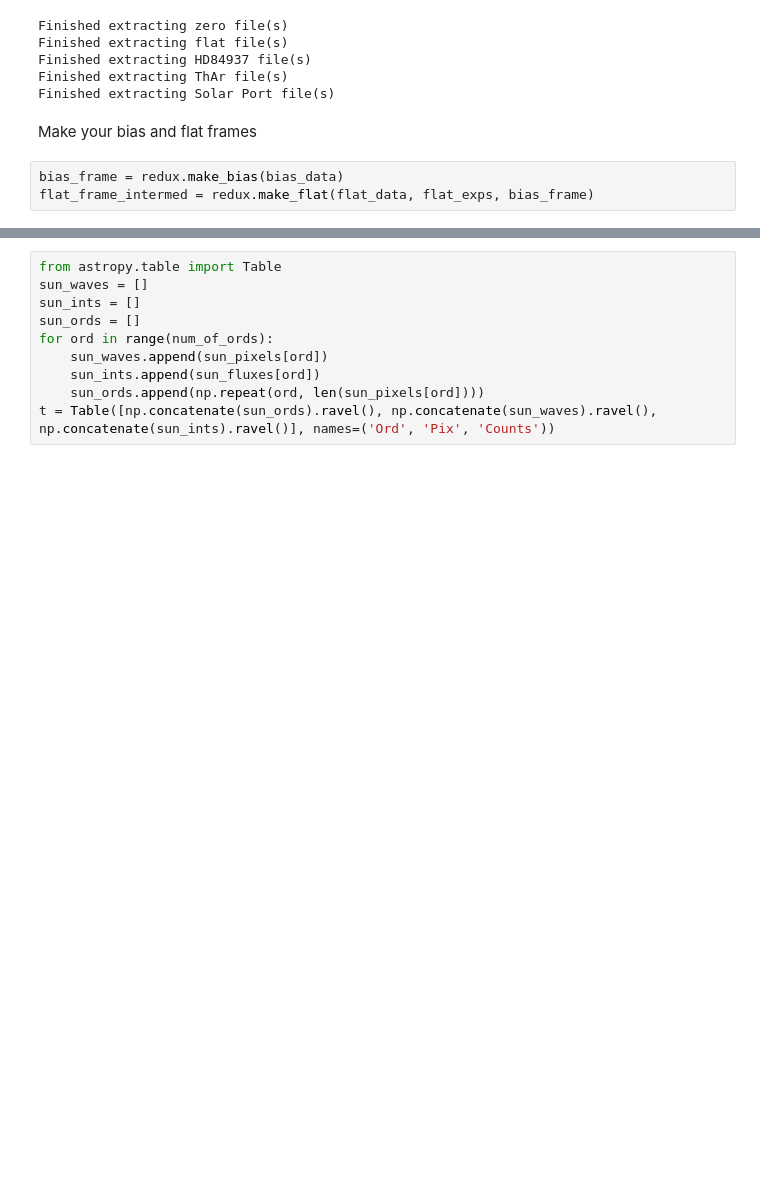
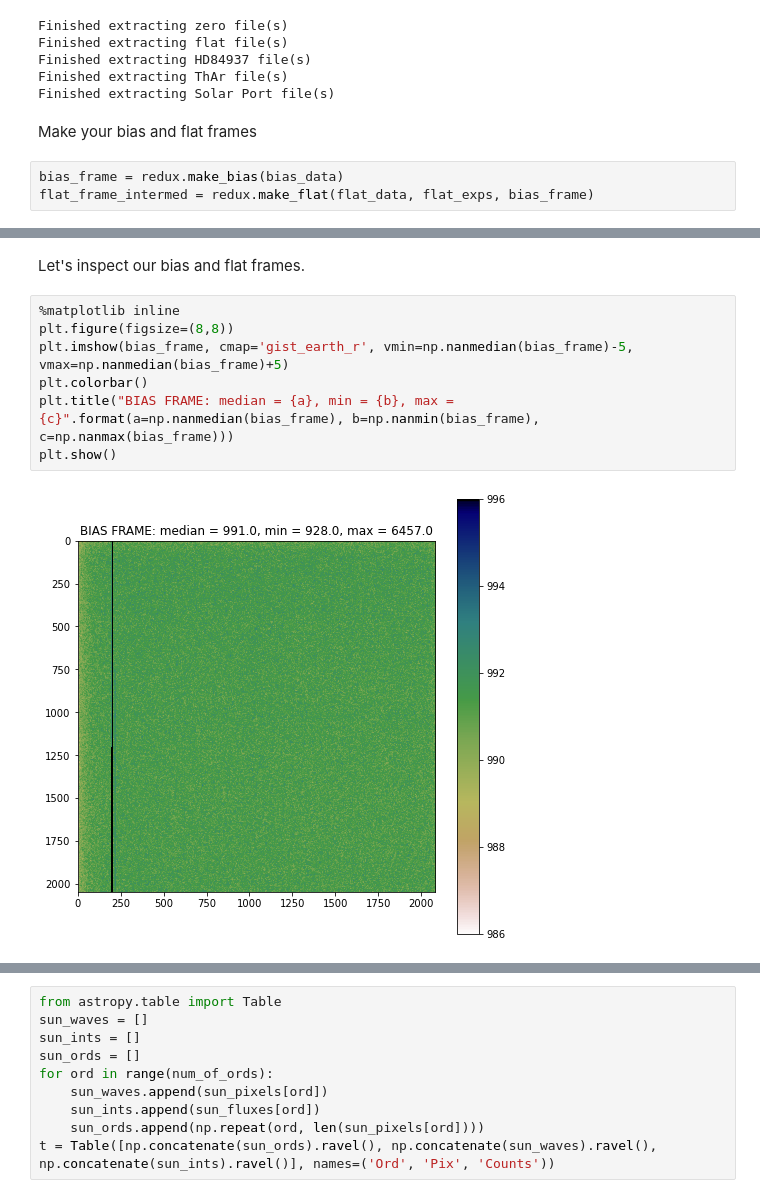
Before and after one commit to catherine-manea/TullCoudeRedux, a Jupyter notebook: Redux_Workflow.ipynb, the cells around one changed output, grey strips where cells are left out. Cells and saved outputs as stored; diff of their text form; blank space fills up the shorter version.

```diff
--- a/Redux_Workflow.ipynb
+++ b/Redux_Workflow.ipynb
@@ -74,0 +53,11 @@ plt.show()
+# %% [markdown]
+Let's inspect our bias and flat frames.
+# %%
+%matplotlib inline
+plt.figure(figsize=(8,8))
+plt.imshow(bias_frame, cmap='gist_earth_r', vmin=np.nanmedian(bias_frame)-5, vmax=np.nanmedian(bias_frame)+5)
+plt.colorbar()
+plt.title("BIAS FRAME: median = {a}, min = {b}, max = {c}".format(a=np.nanmedian(bias_frame), b=np.nanmin(bias_frame), c=np.nanmax(bias_frame)))
+plt.show()
+# %% [output]
+[figure, added]
```
Also changed, not shown: parts of 13 cells of this notebook, 1 other file.
